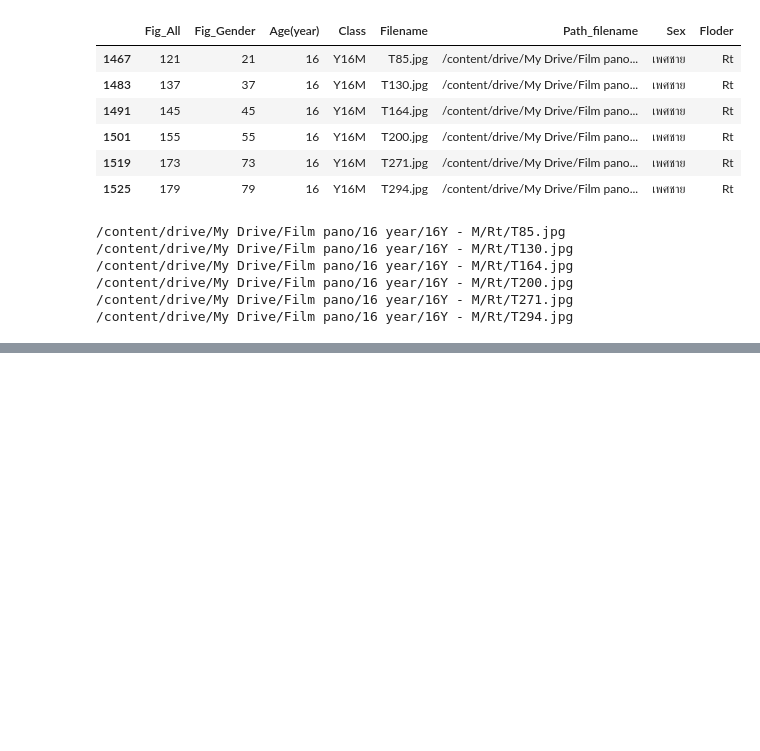
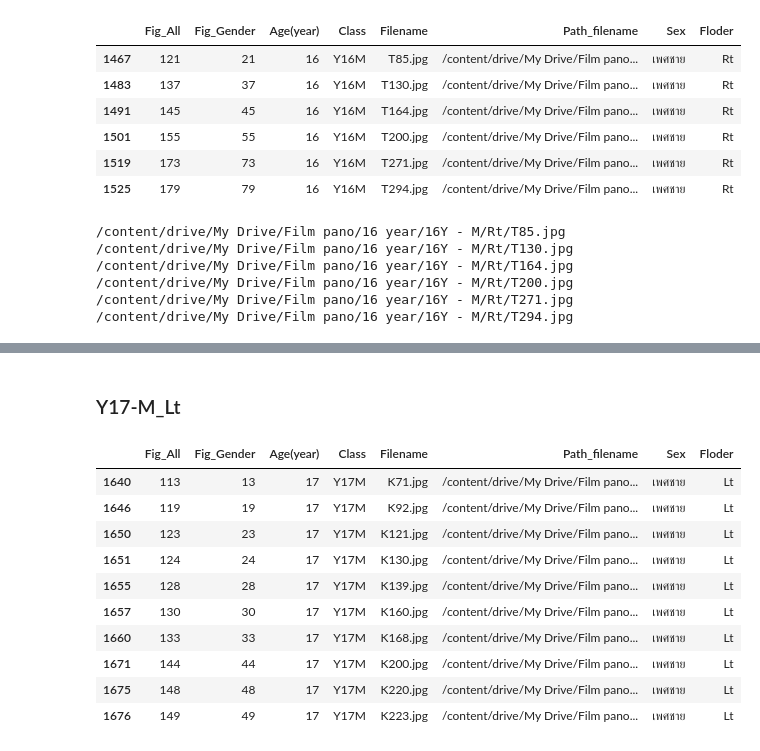
Before and after one commit to Wanita-8943/efficientnet_keras_transfer_learning, a Jupyter notebook: ตัดรูป.ipynb, the cells around one changed output, grey strips where cells are left out. Drawn from its saved outputs; the diff is of its cells as text; code cells hidden in the pictures; blank space fills up the shorter version.

```diff
--- a/ตัดรูป.ipynb
+++ b/ตัดรูป.ipynb
@@ -2685,0 +2900,17 @@ for i in path:
+# %% [markdown]
+### Y17-M_Lt
+# %%
+Y17M_2= df[(df['Class'] == 'Y17M')&(df['Floder']=='Lt')]#ชาย
+Y17M_2
+# %% [output]
+|  | Fig_All | Fig_Gender | Age(year) | Class | Filename | Path_filename | Sex | Floder |
+| 1640 | 113 | 13 | 17 | Y17M | K71.jpg | /content/drive/My Drive/Film pano... | เพศชาย | Lt |
+| 1646 | 119 | 19 | 17 | Y17M | K92.jpg | /content/drive/My Drive/Film pano... | เพศชาย | Lt |
+| 1650 | 123 | 23 | 17 | Y17M | K121.jpg | /content/drive/My Drive/Film pano... | เพศชาย | Lt |
+| 1651 | 124 | 24 | 17 | Y17M | K130.jpg | /content/drive/My Drive/Film pano... | เพศชาย | Lt |
+| 1655 | 128 | 28 | 17 | Y17M | K139.jpg | /content/drive/My Drive/Film pano... | เพศชาย | Lt |
+| 1657 | 130 | 30 | 17 | Y17M | K160.jpg | /content/drive/My Drive/Film pano... | เพศชาย | Lt |
+| 1660 | 133 | 33 | 17 | Y17M | K168.jpg | /content/drive/My Drive/Film pano... | เพศชาย | Lt |
+| 1671 | 144 | 44 | 17 | Y17M | K200.jpg | /content/drive/My Drive/Film pano... | เพศชาย | Lt |
+| 1675 | 148 | 48 | 17 | Y17M | K220.jpg | /content/drive/My Drive/Film pano... | เพศชาย | Lt |
+| 1676 | 149 | 49 | 17 | Y17M | K223.jpg | /content/drive/My Drive/Film pano... | เพศชาย | Lt |
```
Also changed, not shown: parts of 16 cells of this notebook.
